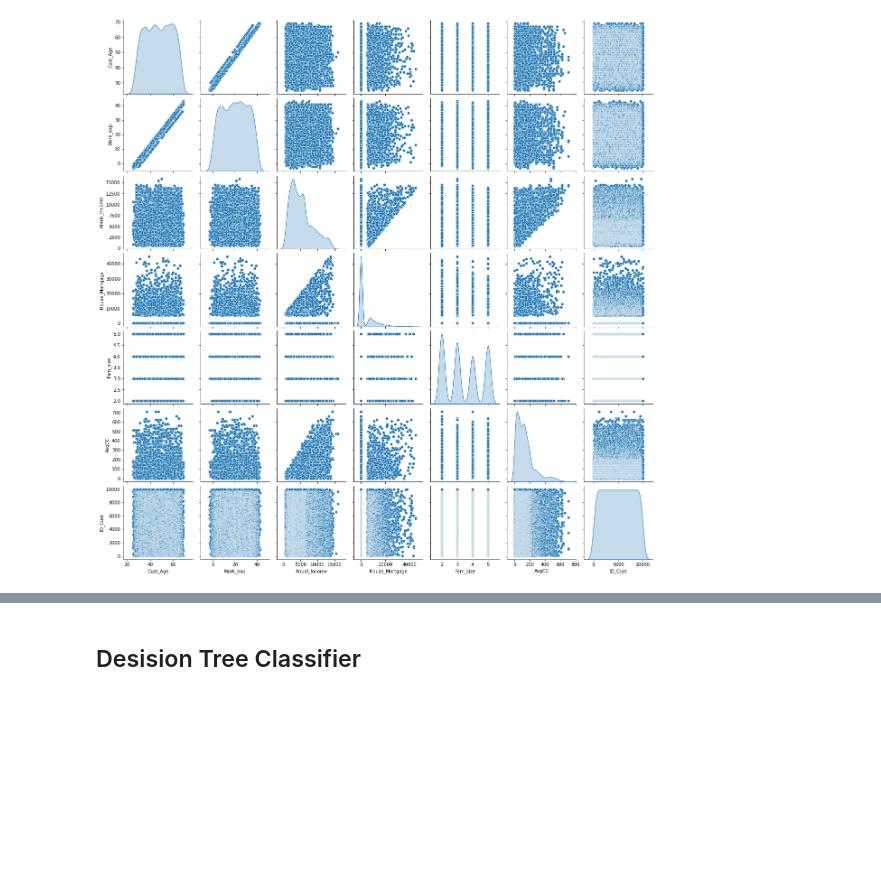
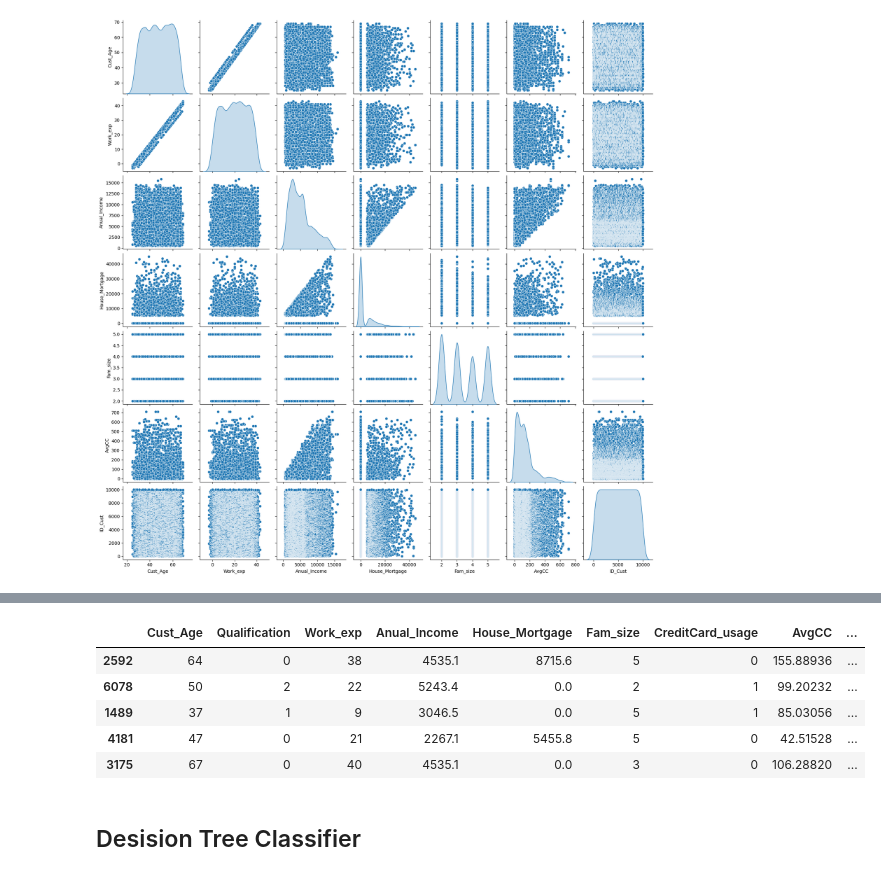
Before and after one commit to DeweshPandey/Customer-Classificaton-For-Personal-Loan, a Jupyter notebook: Costumer Classificaiton for Personal Loan.ipynb, the cells around one changed output, grey strips where cells are left out. Drawn from its saved outputs; the diff is of its cells as text; code cells hidden in the pictures; blank space fills up the shorter version.

```diff
--- a/Costumer Classificaiton for Personal Loan.ipynb
+++ b/Costumer Classificaiton for Personal Loan.ipynb
@@ -180,6 +199,14 @@ y = data['Personal_loan']
 # %%
 # Split the data into training and testing sets
-X_train, X_test, y_train, y_test = train_test_split(X, y, test_size=0.25, random_state=40)
+X_train, X_test, y_train, y_test = train_test_split(X, y, test_size=0.25, random_state=10)
+X_train.head()
+# %% [output]
+|  | Cust_Age | Qualification | Work_exp | Anual_Income | House_Mortgage | Fam_size | CreditCard_usage | AvgCC | ... |
+| 2592 | 64 | 0 | 38 | 4535.1 | 8715.6 | 5 | 0 | 155.88936 | ... |
+| 6078 | 50 | 2 | 22 | 5243.4 | 0.0 | 2 | 1 | 99.20232 | ... |
+| 1489 | 37 | 1 | 9 | 3046.5 | 0.0 | 5 | 1 | 85.03056 | ... |
+| 4181 | 47 | 0 | 21 | 2267.1 | 5455.8 | 5 | 0 | 42.51528 | ... |
+| 3175 | 67 | 0 | 40 | 4535.1 | 0.0 | 3 | 0 | 106.28820 | ... |
 # %% [markdown]
 ## Desision Tree Classifier
 # %%
```
Also changed, not shown: parts of 12 cells of this notebook, 2 other files.
